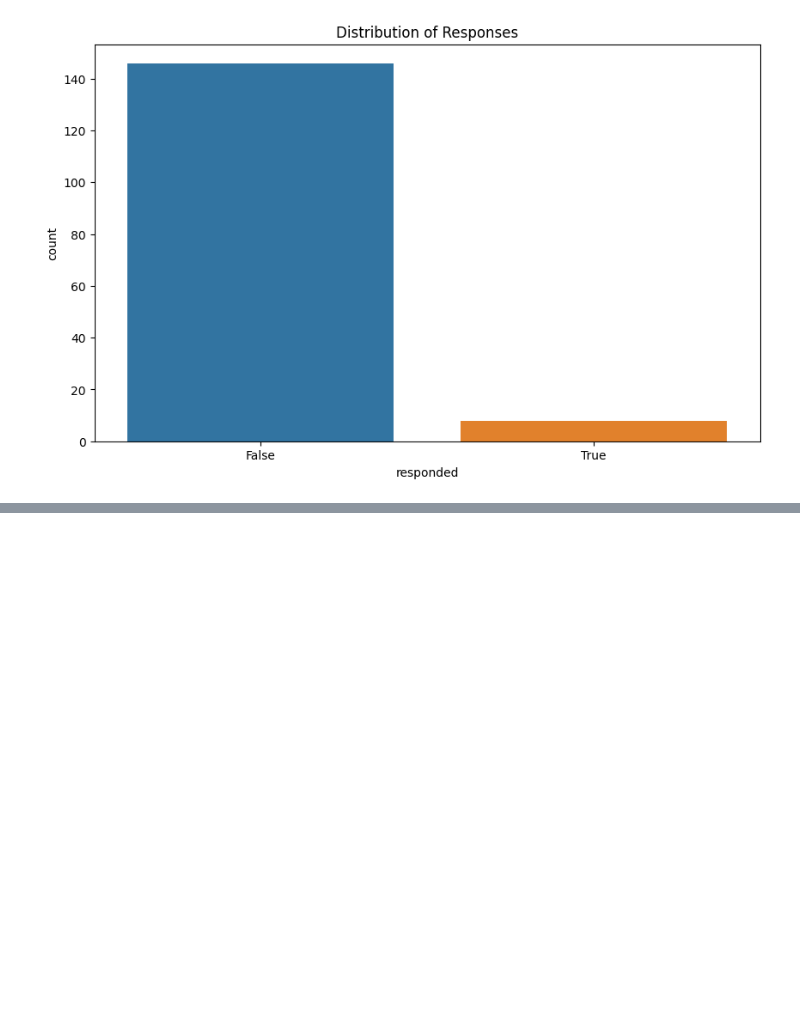
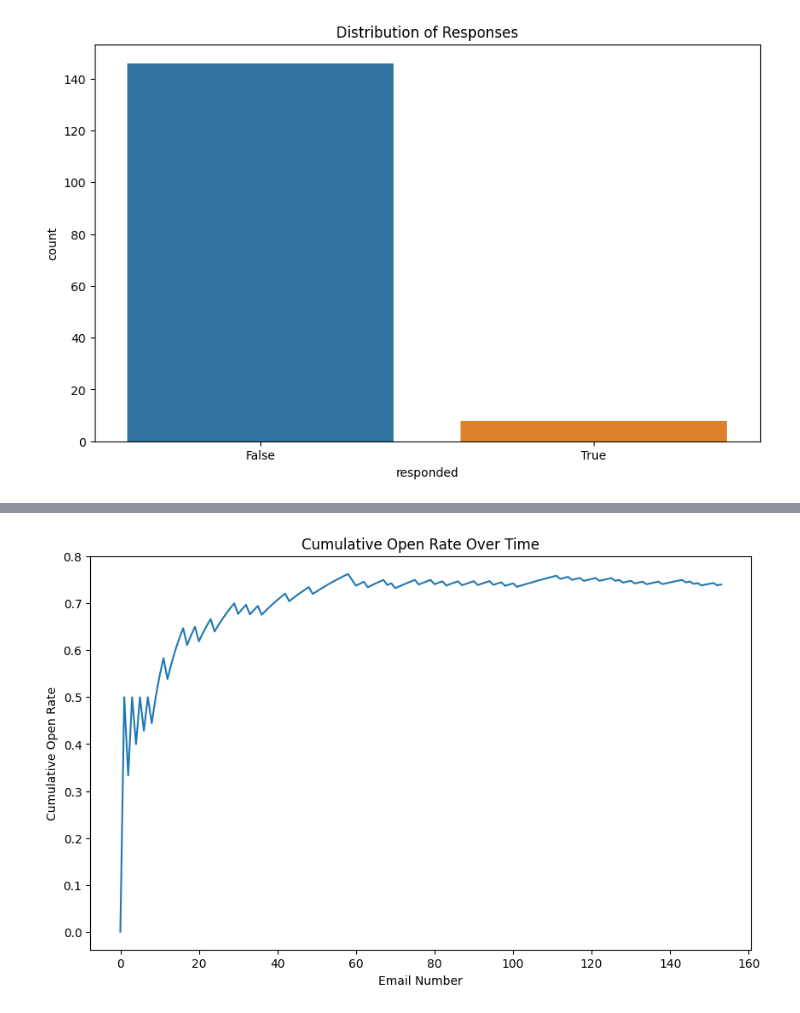
Before and after one commit to keivalya/artisan-ai-assignment, a Jupyter notebook: email_engagement.ipynb, the cells around one changed output, grey strips where cells are left out. Cells and saved outputs as stored; diff of their text form; code cells hidden in the pictures; blank space fills up the shorter version.

```diff
--- a/email_engagement.ipynb
+++ b/email_engagement.ipynb
@@ -155,0 +184,11 @@ Name: responded, dtype: int64
+# %%
+# Visualization: Email open rate over time (assuming chronological order)
+plt.figure(figsize=(10, 6))
+sns.lineplot(data=filtered_email_df['opened'].cumsum() / (filtered_email_df.index + 1))
+plt.title('Cumulative Open Rate Over Time')
+plt.xlabel('Email Number')
+plt.ylabel('Cumulative Open Rate')
+plt.show()
+# provide insights into how the effectiveness of the campaign evolves with each email.
+# %% [output]
+[figure, added]
```
Also changed, not shown: parts of 6 cells of this notebook.
